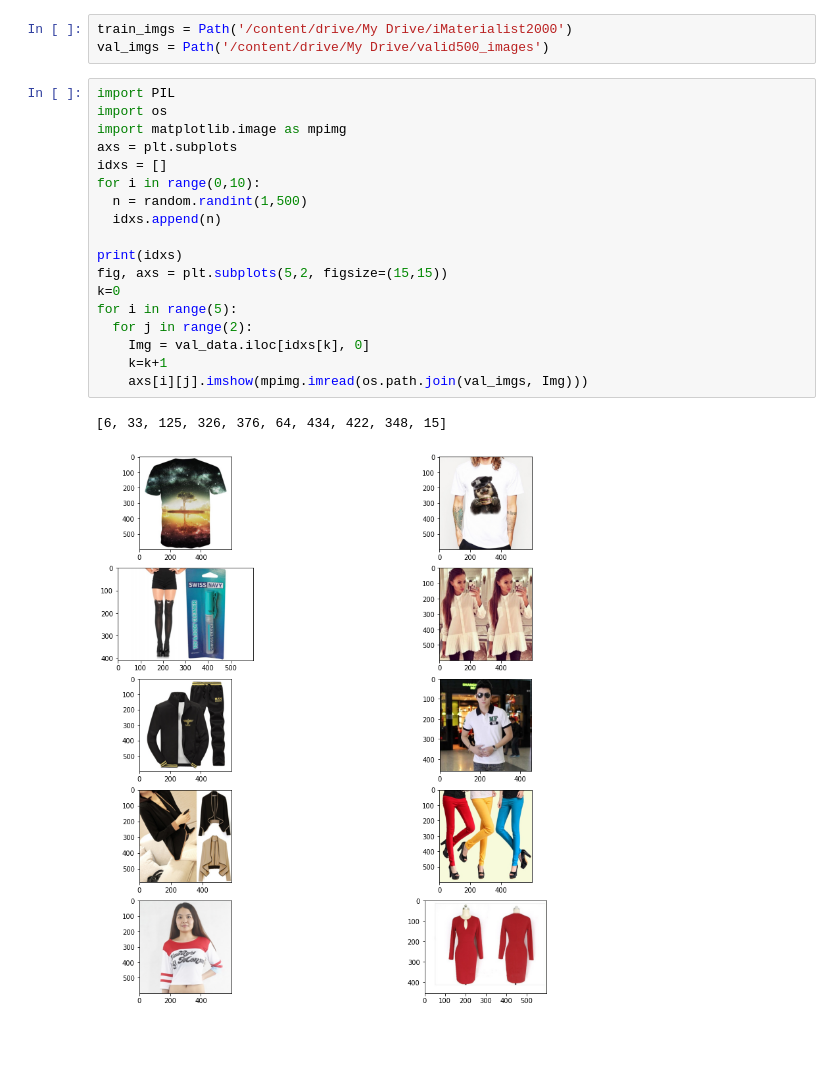
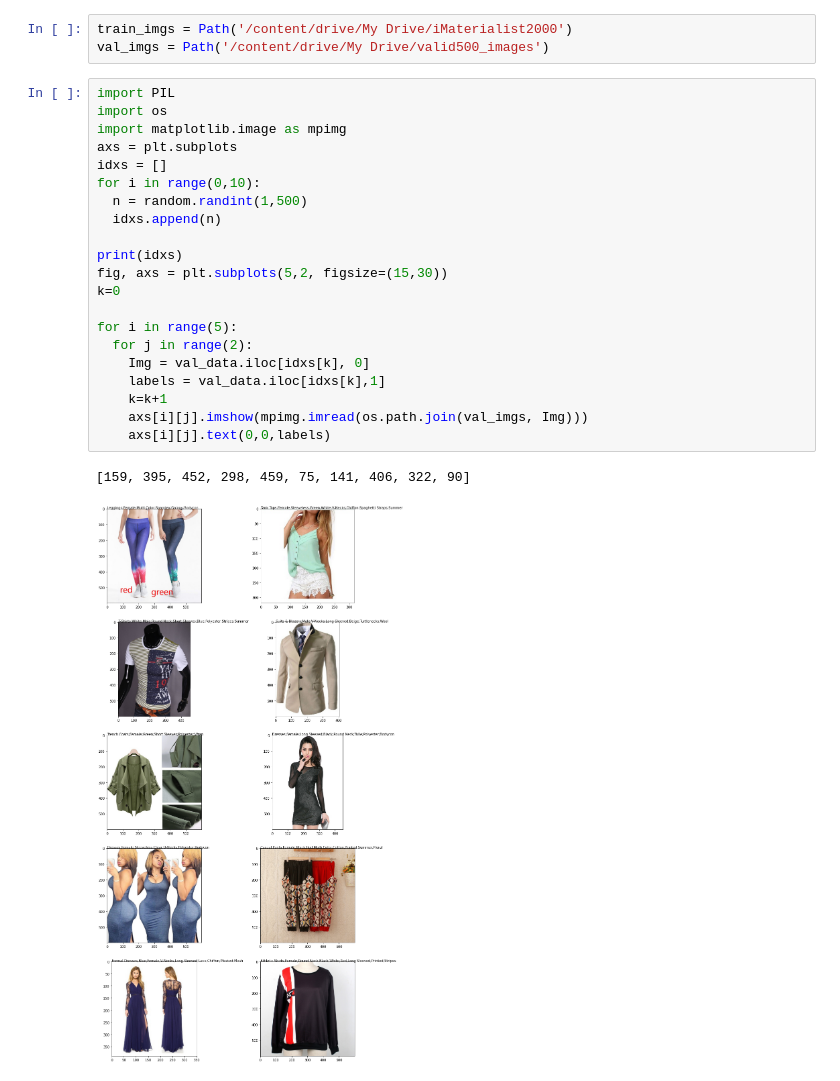
Before and after one commit to yurikr/auto_tag_embedder, a Jupyter notebook: workspace/yash_week1.ipynb, the cells around one changed output. Cells and saved outputs as stored; diff of their text form; blank space fills up the shorter version.

```diff
--- a/workspace/yash_week1.ipynb
+++ b/workspace/yash_week1.ipynb
@@ -33,21 +33,24 @@ val_imgs = Path('/content/drive/My Drive/valid500_images')
 # %%
 import PIL
 import os
 import matplotlib.image as mpimg
 axs = plt.subplots
 idxs = []
 for i in range(0,10):
   n = random.randint(1,500)
   idxs.append(n)
 
 print(idxs)
-fig, axs = plt.subplots(5,2, figsize=(15,15))
+fig, axs = plt.subplots(5,2, figsize=(15,30))
 k=0
+
 for i in range(5):
   for j in range(2):
     Img = val_data.iloc[idxs[k], 0]
+    labels = val_data.iloc[idxs[k],1]
     k=k+1
     axs[i][j].imshow(mpimg.imread(os.path.join(val_imgs, Img)))
+    axs[i][j].text(0,0,labels)
 # %% [output]
-[6, 33, 125, 326, 376, 64, 434, 422, 348, 15]
+[159, 395, 452, 298, 459, 75, 141, 406, 322, 90]
-[figure, old version]
+[figure, new version]
```
